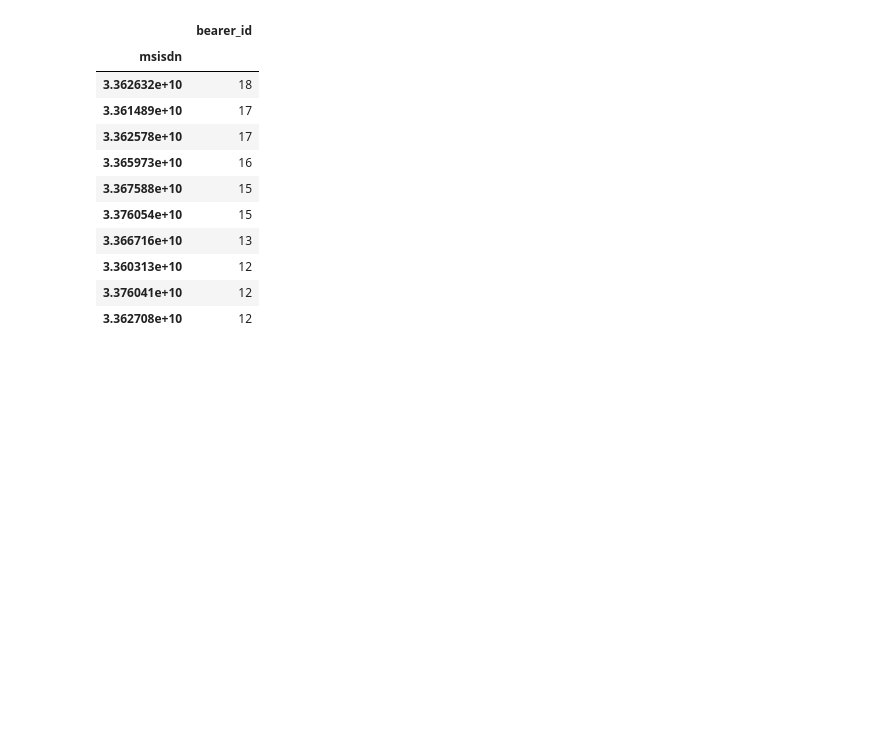
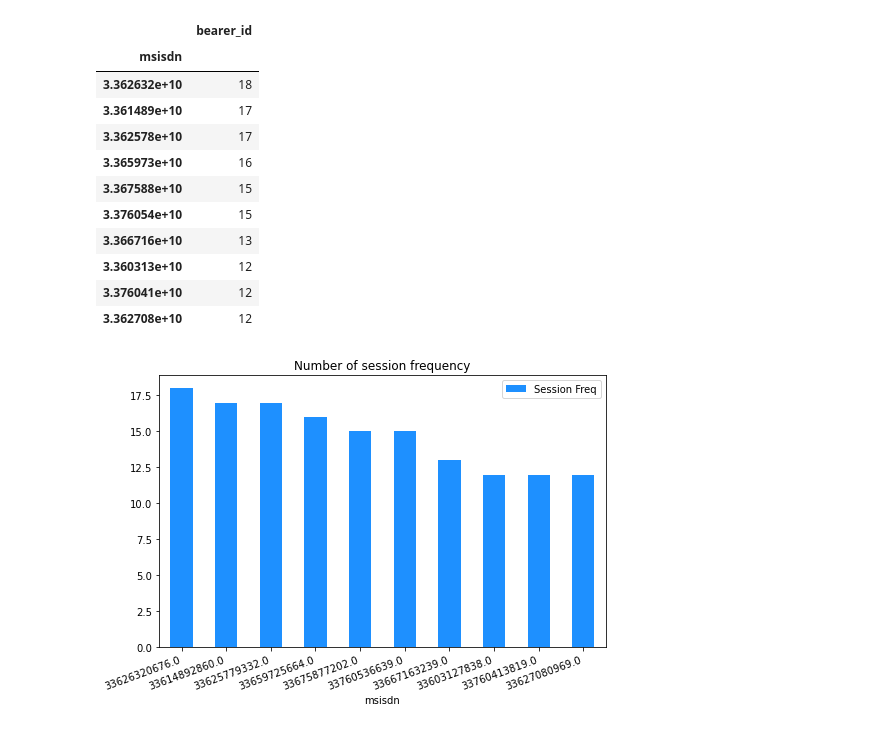
Before and after one commit to Melak2017/Telecommunication-Data-Analysis, a Jupyter notebook: Jup_Notebooks/User_engagement_analysis.ipynb, the cells around one changed output. Drawn from its saved outputs; the diff is of its cells as text; code cells hidden in the pictures; blank space fills up the shorter version.

Commit message:
add sessions frequency bar plot

```diff
--- a/Jup_Notebooks/User_engagement_analysis.ipynb
+++ b/Jup_Notebooks/User_engagement_analysis.ipynb
@@ -63,3 +63,12 @@ session_frequency.head(10)
 | 3.360313e+10 | 12 |
 | 3.376041e+10 | 12 |
 | 3.362708e+10 | 12 |
+# %%
+ax = session_frequency.rename(columns={'bearer_id': 'Session Freq'}).head(10).plot.bar(
+    y=['Session Freq'],color='dodgerblue',
+    title="Number of session frequency",
+    figsize=(8,5))
+ax.set_xticklabels(ax.get_xticklabels(), rotation=20, ha="right")
+plt.show()
+# %% [output]
+[figure, added]
```
